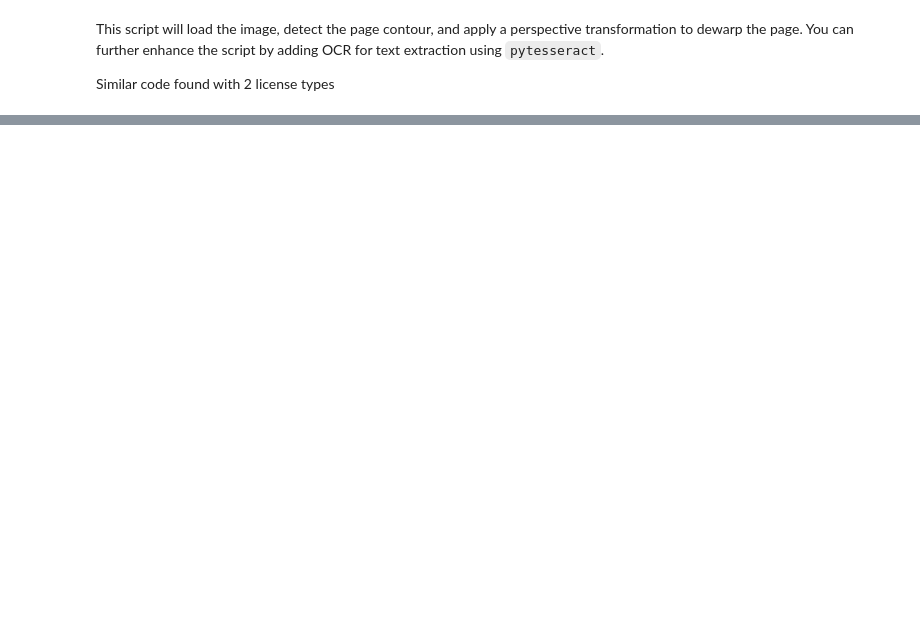
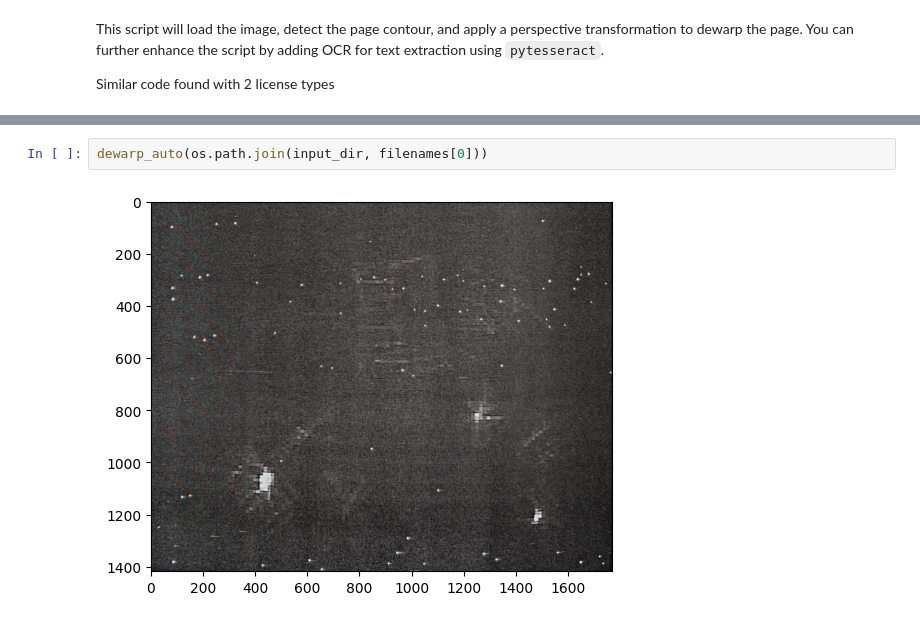
Before and after one commit to pkhamchuai/book-dewarping, a Jupyter notebook: dewarp_automatic.ipynb, the cells around one changed output, grey strips where cells are left out. Cells and saved outputs as stored; diff of their text form; blank space fills up the shorter version.

```diff
--- a/dewarp_automatic.ipynb
+++ b/dewarp_automatic.ipynb
@@ -120,0 +183,4 @@ Similar code found with 2 license types
+# %%
+dewarp_auto(os.path.join(input_dir, filenames[0]))
+# %% [output]
+[figure, added]
```
Also changed, not shown: parts of 7 cells of this notebook, 56 other files.
